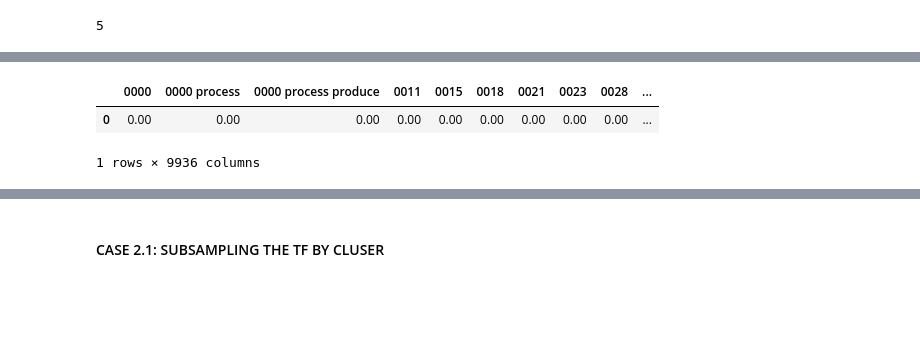
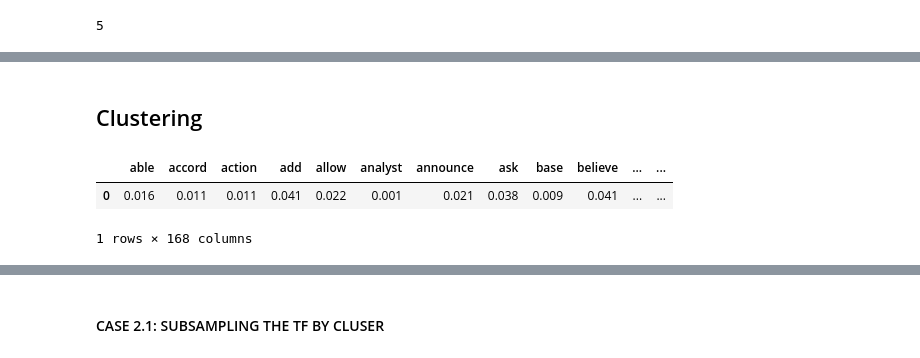
Before and after one commit to shanepeckham/NLP-1, a Jupyter notebook: Complementary_Courses/Document_Clustering/Flat_Clustering_Overview.ipynb, the cells around one changed output, grey strips where cells are left out. Drawn from its saved outputs; the diff is of its cells as text; code cells hidden in the pictures; blank space fills up the shorter version.

```diff
--- a/Complementary_Courses/Document_Clustering/Flat_Clustering_Overview.ipynb
+++ b/Complementary_Courses/Document_Clustering/Flat_Clustering_Overview.ipynb
@@ -161,0 +180,15 @@ array([[0.   , 0.062, 0.   , ..., 0.049, 0.   , 0.065],
+# %%
+documents = [Document() for i in range(data.shape[0])]
+for d in range(len(documents)):
+    documents[d].processed_text = data['processed'][d]
+# %%
+catalog = Catalog()
+catalog.documents = documents
+# %%
+_ = catalog.collect_corpus(attr='processed_text', form=list)
+tfidf = catalog.to_matrix(
+    vectorizer=vectorizer,
+    modelname='TFIDF',
+    max_docs=None)
+print(tfidf.representation.shape)
+tfidf.representation.head()
@@ -162,2 +204,4 @@ array([[0.   , 0.062, 0.   , ..., 0.049, 0.   , 0.065],
+# %% [markdown]
+## Clustering
 # %%
 from sklearn.cluster import KMeans
@@ -205,9 +255,7 @@ def kmean_clustering(
 # %%
 ## CALCULATE ALL IN ONE STEP
-clusters, cluster_words = kmean_clustering(
-    model=tfidf,
-    num_clusters=NUM_CLUSTERS,
-    words_per_cluster=5)
+clusters = kmean_clustering(model=tfidf, num_clusters=NUM_CLUSTERS)
+cluster_words = j_words_per_cluster(tfidf,clusters,6)
 # %%
 def filter_cluster(model, clusters, i):
     ''' Returns the tfidf representation for the centroid of a cluster '''
@@ -215,12 +263,12 @@ def filter_cluster(model, clusters, i):
         clusters.cluster_centers_[i].reshape(1,-1),
         columns=model.representation.columns)
 # %%
-cluster0 = filter_cluster(clusters, 0)
+cluster0 = filter_cluster(tfidf_, clusters, 0)
 cluster0.head()
 # %% [output]
-|  | 0000 | 0000 process | 0000 process produce | 0011 | 0015 | 0018 | 0021 | 0023 | 0028 | ... |
-| 0 | 0.00 | 0.00 | 0.00 | 0.00 | 0.00 | 0.00 | 0.00 | 0.00 | 0.00 | ... |
+|  | able | accord | action | add | allow | analyst | announce | ask | base | believe | ... | ... |
+| 0 | 0.016 | 0.011 | 0.011 | 0.041 | 0.022 | 0.001 | 0.021 | 0.038 | 0.009 | 0.041 | ... | ... |
-1 rows × 9936 columns
+1 rows × 168 columns
 # %%
 cluster_words
 # %% [output]
```
Also changed, not shown: parts of 37 cells of this notebook.
